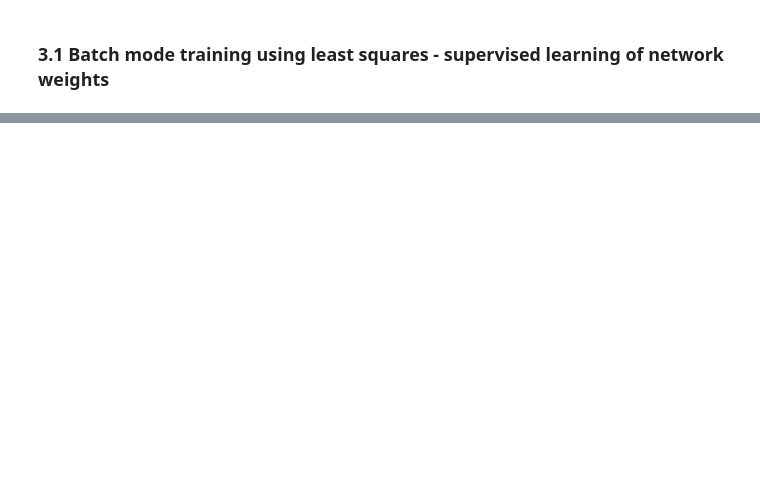
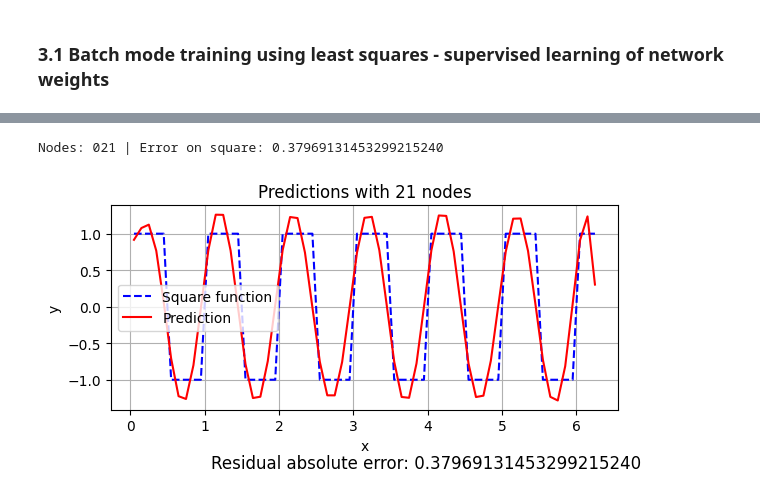
Before and after one commit to Seyoooo/ANNandDAlabs, a Jupyter notebook: Lab2/RBF.ipynb, the cells around one changed output, grey strips where cells are left out. Drawn from its saved outputs; the diff is of its cells as text; code cells hidden in the pictures; blank space fills up the shorter version.

```diff
--- a/Lab2/RBF.ipynb
+++ b/Lab2/RBF.ipynb
@@ -74,0 +217,33 @@ for i in range(nb_nodes):
+# %%
+lr = 0.1
+nb_nodes = [21]
+sigma = 0.6
+
+#Experiment using square function
+for nb in nb_nodes:
+
+    network_sq = RBFnetwork(1, nb, lr)
+
+    # Place by hand the rbf nodes
+    # A good first approach is to divide the interval uniformally
+    # And use a fixed sigma
+    #   -This idea is the same as generating gaussian noise
+
+    for i in range(nb):
+        noise = np.random.normal(3, 3, 1)
+        w = np.array( noise)
+        network_sq.set_rbf_node(i, w, sigma)
+
+    # Another good idea is to put more values at defining points of the curve
+
+    network_sq.batch_learn(x_train, training_square)
+
+    resi_sq = network_sq.residual_evaluate(x_test, test_square)
+    print(f"Nodes: {nb:03} | Error on square: {resi_sq:.20f}")
+
+    pred = network_sq.predict(x_test)
+
+    plot_results(test_square, pred, 'Square', nb, resi_sq)
+# %% [output]
+Nodes: 021 | Error on square: 0.37969131453299215240
+[figure, added]
```
Also changed, not shown: parts of 6 cells of this notebook, 15 other files.
